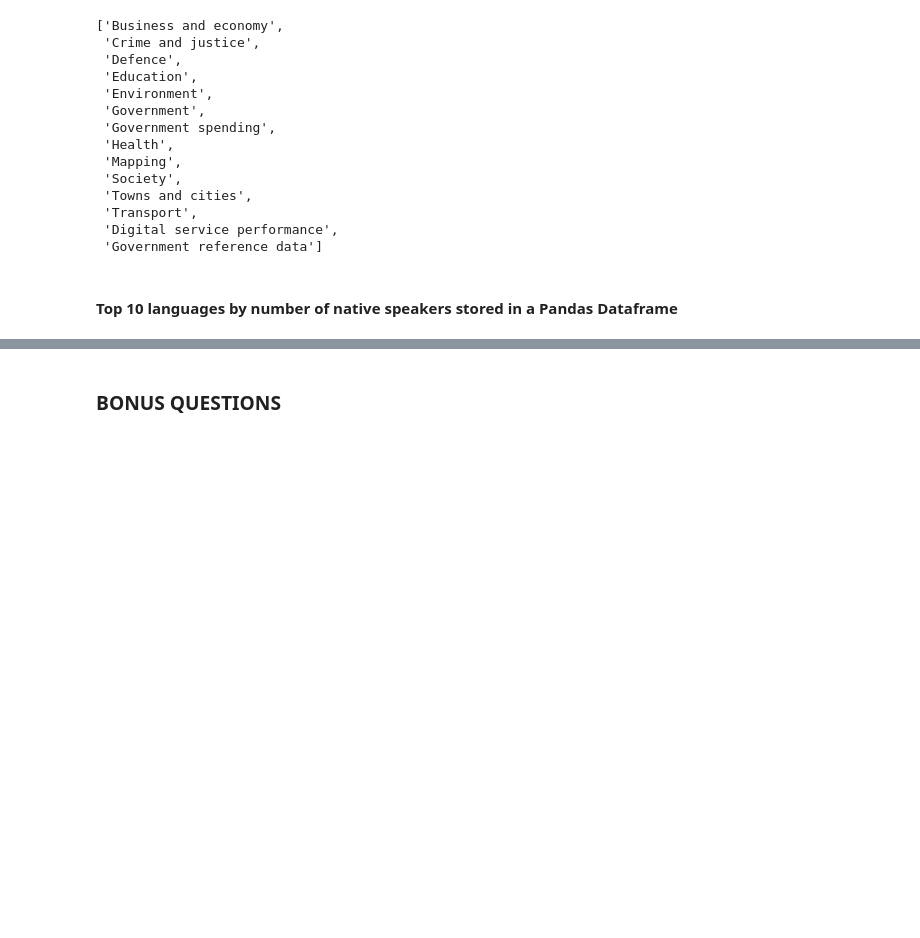
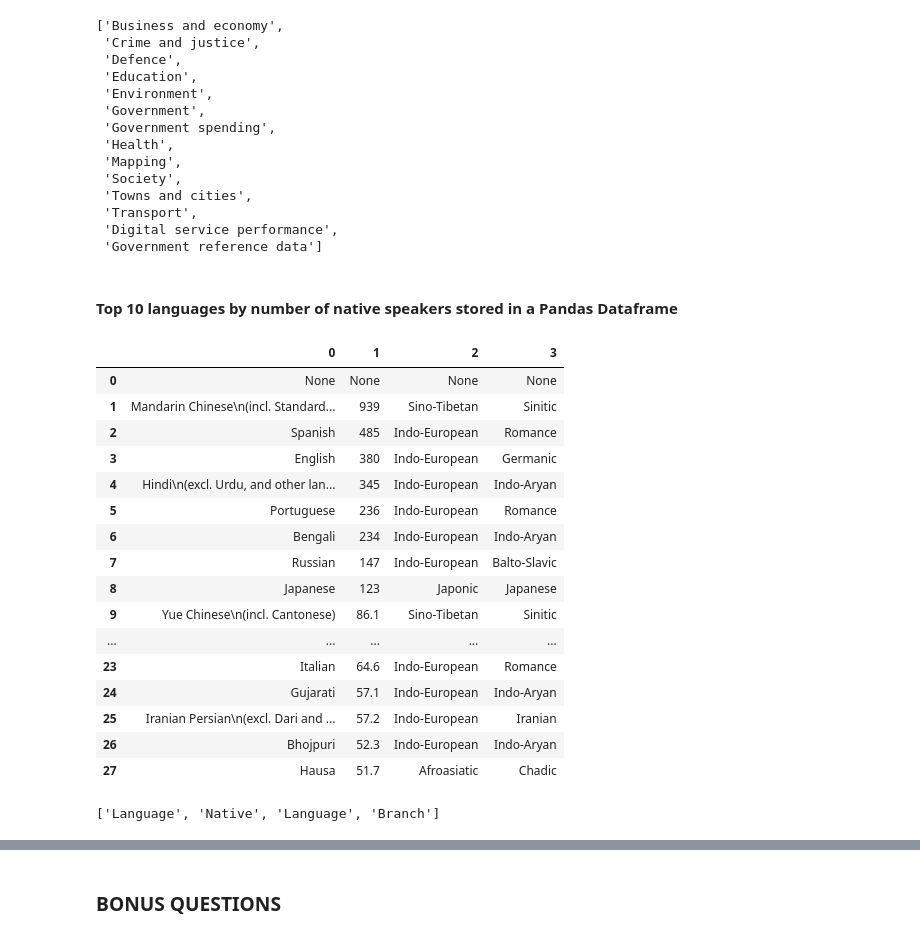
Before and after one commit to Ironhack-Data-Madrid-Octubre-2023/4.3-lab_web_scraping_selenium, a Jupyter notebook: your-code/main.ipynb, the cells around one changed output, grey strips where cells are left out. Saved outputs shown, nothing was run; the diff lists cells and outputs as text; code cells hidden in the pictures; blank space fills up the shorter version.

```diff
--- a/your-code/main.ipynb
+++ b/your-code/main.ipynb
@@ -294,0 +295,52 @@ url = 'https://en.wikipedia.org/wiki/List_of_languages_by_number_of_native_speak
+# %%
+table = driver.find_element(By.CSS_SELECTOR,"#mw-content-text > div.mw-parser-output > table.wikitable.sortable.static-row-numbers.jquery-tablesorter")
+
+# Encuentra todas las filas de la tabla
+rows = table.find_elements(By.TAG_NAME,"tr")
+
+# Inicializa una lista para almacenar los datos de la tabla
+data = []
+
+# Itera a través de las filas de la tabla
+for row in rows:
+    # Encuentra las celdas en cada fila
+    cells = row.find_elements(By.TAG_NAME,"td")
+    # Extrae el texto de cada celda y crea una lista de valores
+    row_data = [cell.text for cell in cells]
+    # Agrega la fila de datos a la lista principal
+    data.append(row_data)
+
+# Crea un DataFrame a partir de los datos
+df = pd.DataFrame(data)
+df
+# %% [output]
+|  | 0 | 1 | 2 | 3 |
+| 0 | None | None | None | None |
+| 1 | Mandarin Chinese\n(incl. Standard... | 939 | Sino-Tibetan | Sinitic |
+| 2 | Spanish | 485 | Indo-European | Romance |
+| 3 | English | 380 | Indo-European | Germanic |
+| 4 | Hindi\n(excl. Urdu, and other lan... | 345 | Indo-European | Indo-Aryan |
+| 5 | Portuguese | 236 | Indo-European | Romance |
+| 6 | Bengali | 234 | Indo-European | Indo-Aryan |
+| 7 | Russian | 147 | Indo-European | Balto-Slavic |
+| 8 | Japanese | 123 | Japonic | Japanese |
+| 9 | Yue Chinese\n(incl. Cantonese) | 86.1 | Sino-Tibetan | Sinitic |
+| ... | ... | ... | ... | ... |
+| 23 | Italian | 64.6 | Indo-European | Romance |
+| 24 | Gujarati | 57.1 | Indo-European | Indo-Aryan |
+| 25 | Iranian Persian\n(excl. Dari and ... | 57.2 | Indo-European | Iranian |
+| 26 | Bhojpuri | 52.3 | Indo-European | Indo-Aryan |
+| 27 | Hausa | 51.7 | Afroasiatic | Chadic |
+# %%
+columnas = table.find_element(By.TAG_NAME, 'thead').text.split()
+
+elementos_a_eliminar = ["speakers", "(millions)", "family"]
+
+# Elimina los elementos de la lista
+for elemento in elementos_a_eliminar:
+    if elemento in columnas:
+        columnas.remove(elemento)
+
+columnas
+# %% [output]
+['Language', 'Native', 'Language', 'Branch']
```
Also changed, not shown: parts of 3 cells of this notebook.
